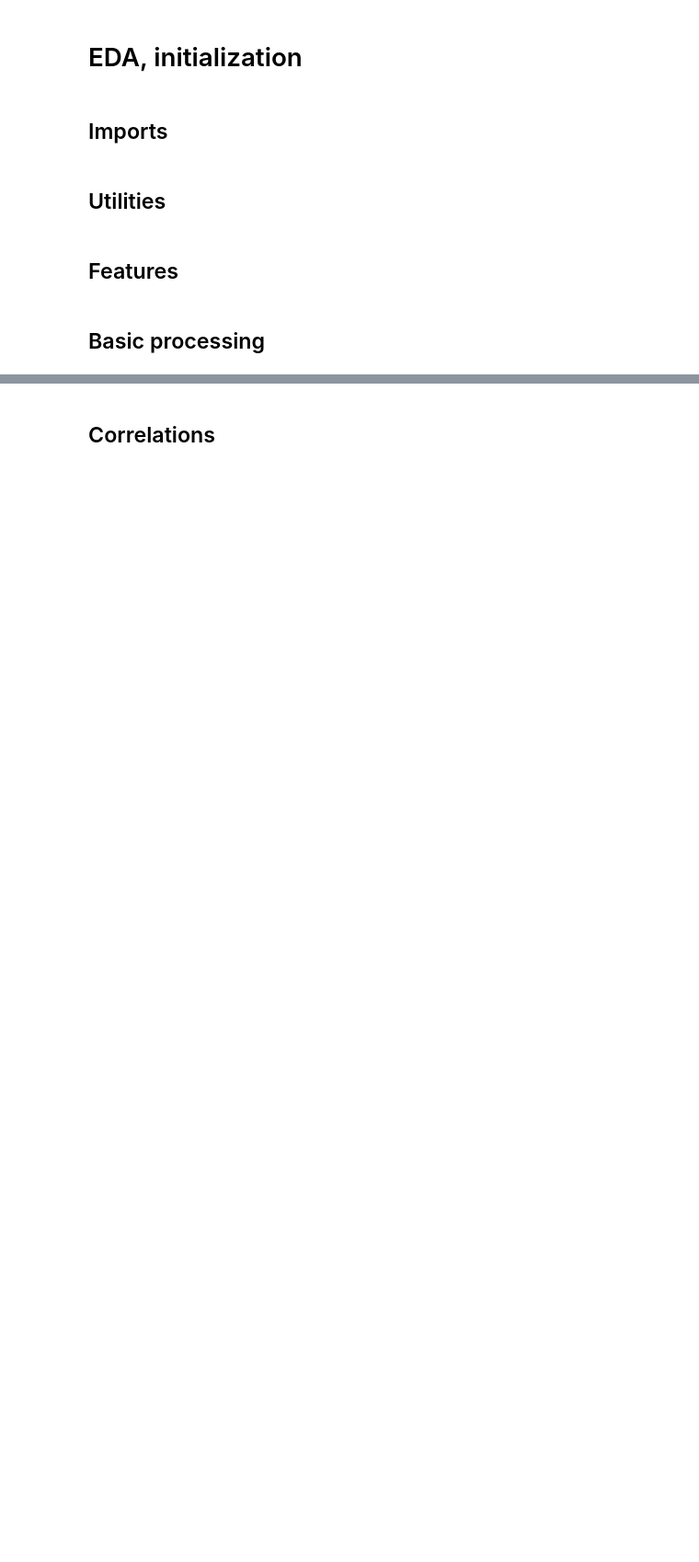
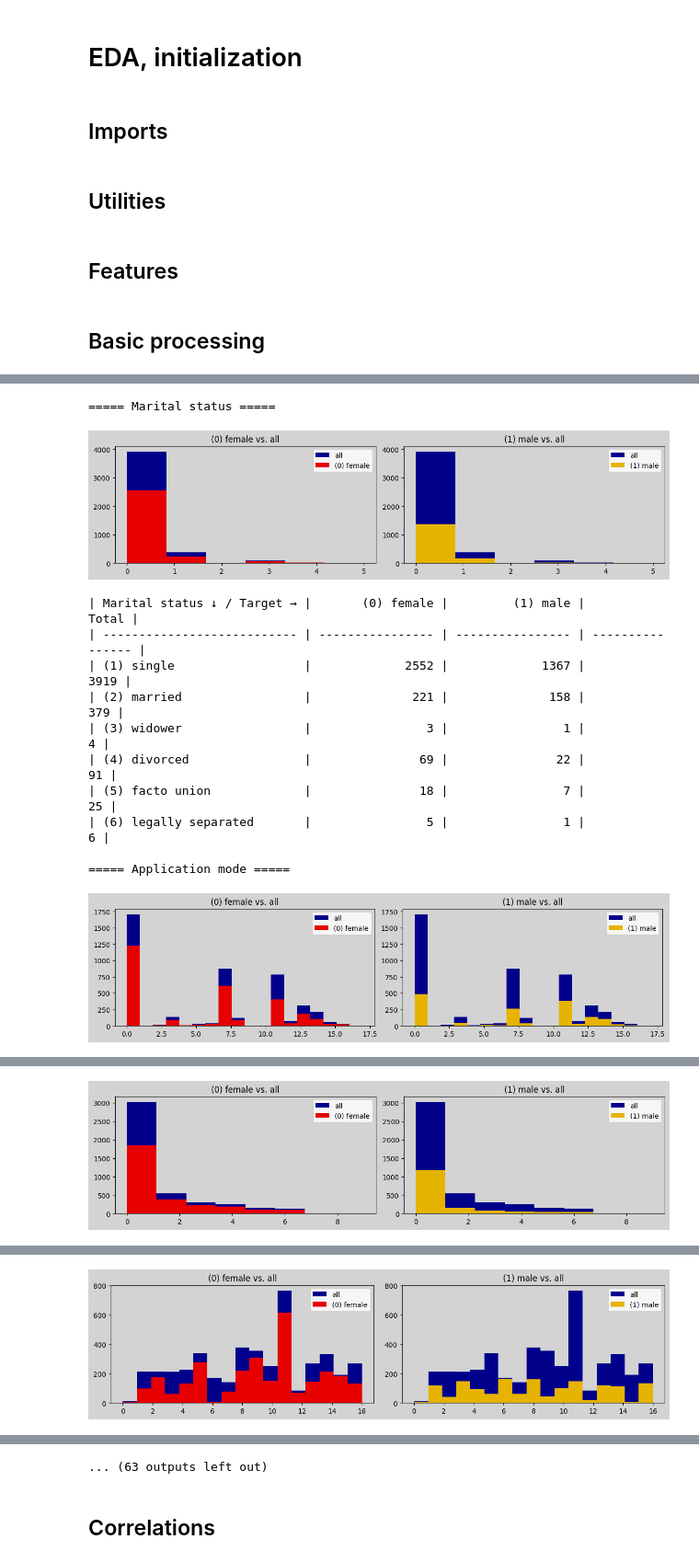
Before and after one commit to attilammagyar/math-modeling-practice, a Jupyter notebook: math-modeling-practice.ipynb, the cells around one changed output, grey strips where cells are left out. Shown at 92% size. Saved outputs shown, nothing was run; the diff lists cells and outputs as text; code cells hidden in the pictures; blank space fills up the shorter version.

```diff
--- a/math-modeling-practice.ipynb
+++ b/math-modeling-practice.ipynb
@@ -981,0 +1028,30 @@ Application order (between 0 - first choice; and 9 last choice)
+# %%
+def gen_histograms_and_tables_for_gender(data):
+    d = data.copy()
+    d["Gender"] = d["Gender"].apply(lambda v: features["Gender"][1][v])
+    gen_histograms_and_tables(d, d.columns, "Gender", {"Gender", "Target_num"})
+
+    d = data.copy()
+    d["Gender_with_Target"] = ""
+    d.loc[(d["Gender"] == 0) & (d["Target"] == "Dropout"), "Gender_with_Target"] = "F Dropout"
+    d.loc[(d["Gender"] == 1) & (d["Target"] == "Dropout"), "Gender_with_Target"] = "M Dropout"
+    d.loc[(d["Gender"] == 0) & (d["Target"] != "Dropout"), "Gender_with_Target"] = "F Gr or En"
+    d.loc[(d["Gender"] == 1) & (d["Target"] != "Dropout"), "Gender_with_Target"] = "M Gr or En"
+    gen_histograms_and_tables(d, ["Course"], "Gender_with_Target", {})
+
+
+gen_histograms_and_tables_for_gender(data)
+# %% [output]
+===== Marital status =====
+[figure, added]
+| Marital status ↓ / Target → |       (0) female |         (1) male |            Total |
+| --------------------------- | ---------------- | ---------------- | ---------------- |
+| (1) single                  |             2552 |             1367 |             3919 |
+| (2) married                 |              221 |              158 |              379 |
+| (3) widower                 |                3 |                1 |                4 |
+| (4) divorced                |               69 |               22 |               91 |
+| (5) facto union             |               18 |                7 |               25 |
+| (6) legally separated       |                5 |                1 |                6 |
+
+===== Application mode =====
+[figure, added]
@@ -981,0 +1075 @@ Application order (between 0 - first choice; and 9 last choice)
+[figure, added]
@@ -981,0 +1088 @@ Application order (between 0 - first choice; and 9 last choice)
+[figure, added]
@@ -982,3 +1115,4 @@ Application order (between 0 - first choice; and 9 last choice)
+... (63 outputs left out)
 # %% [markdown]
 Correlations
 ------------
```
Also changed, not shown: parts of 8 cells of this notebook, 1 other file.
